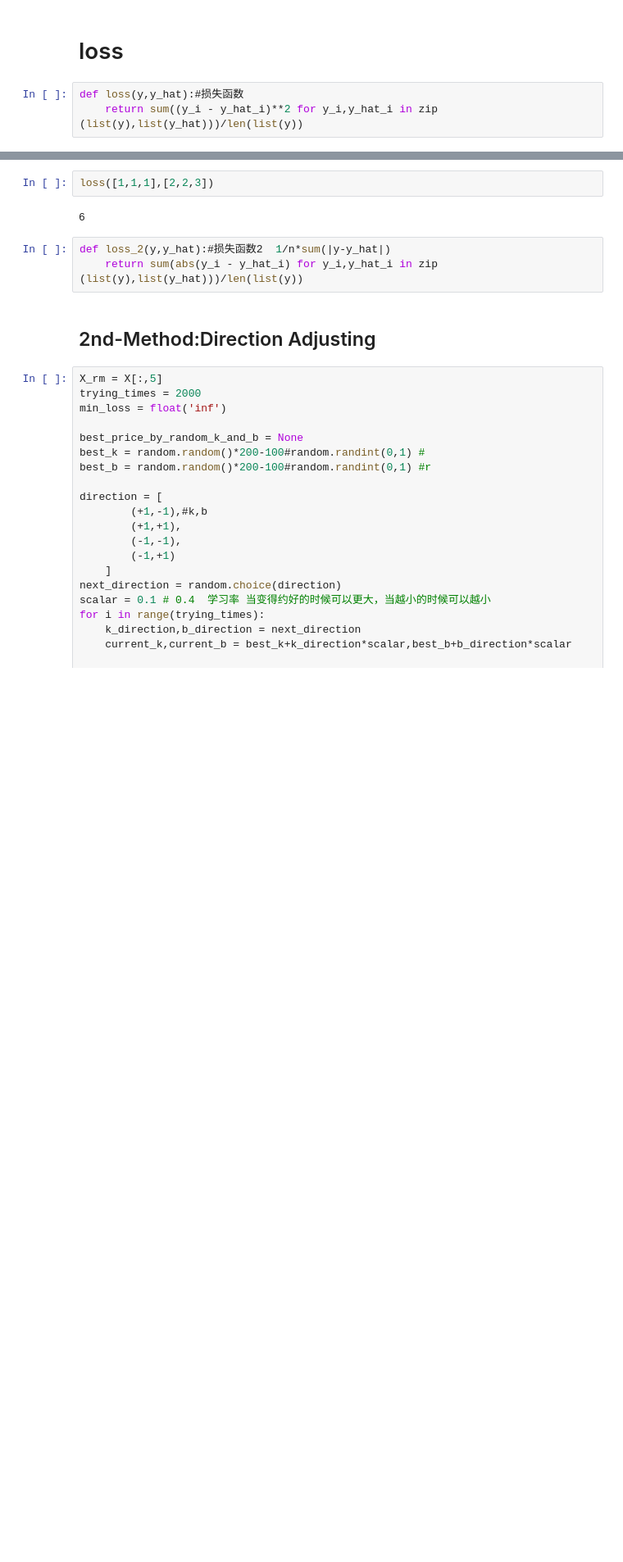
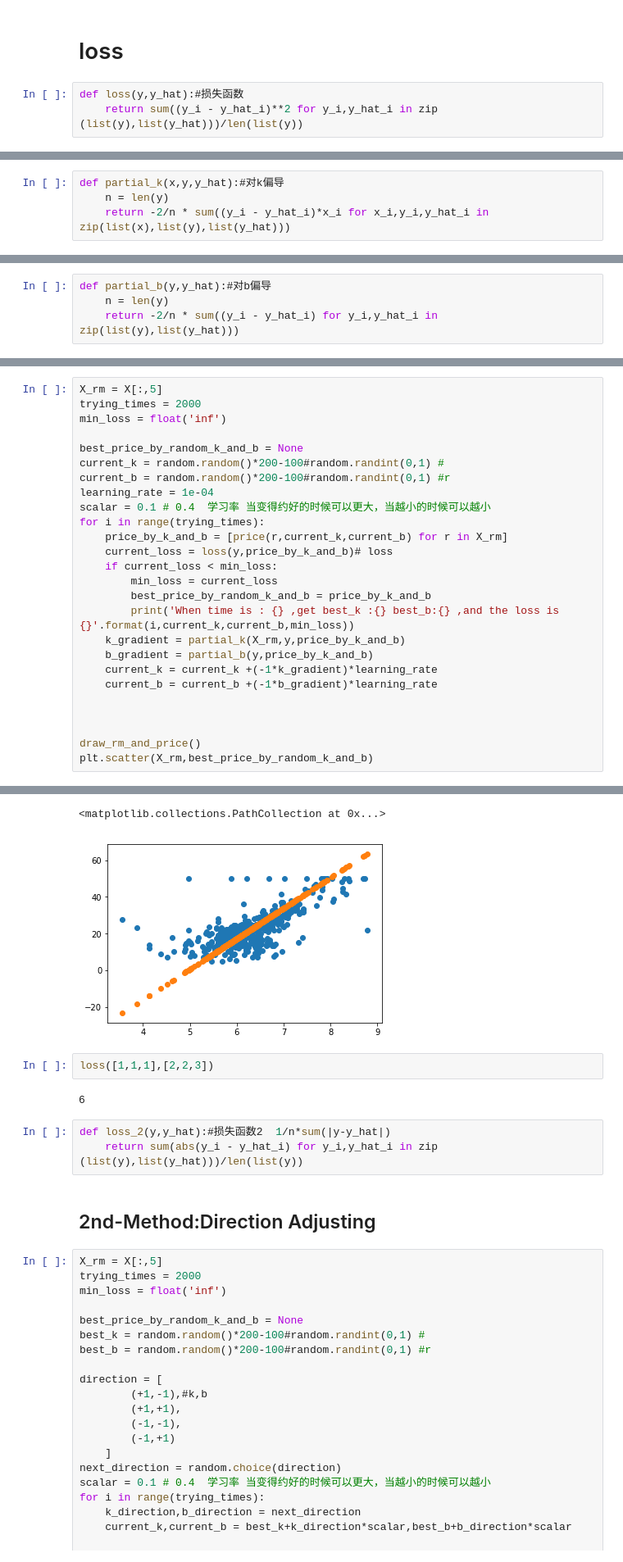
Before and after one commit to kelly2016/nlp_assignments, a Jupyter notebook: assignment_02/Lesson-02.ipynb, the cells around one changed output, grey strips where cells are left out. Shown at 82% size. Drawn from its saved outputs; the diff is of its cells as text; blank space fills up the shorter version.

```diff
--- a/assignment_02/Lesson-02.ipynb
+++ b/assignment_02/Lesson-02.ipynb
@@ -524,0 +545,4 @@ def loss(y,y_hat):#损失函数
+# %%
+def partial_k(x,y,y_hat):#对k偏导
+    n = len(y)
+    return -2/n * sum((y_i - y_hat_i)*x_i for x_i,y_i,y_hat_i in zip(list(x),list(y),list(y_hat)))
@@ -524,0 +551,4 @@ def loss(y,y_hat):#损失函数
+# %%
+def partial_b(y,y_hat):#对b偏导
+    n = len(y)
+    return -2/n * sum((y_i - y_hat_i) for y_i,y_hat_i in zip(list(y),list(y_hat)))
@@ -524,0 +575,27 @@ def loss(y,y_hat):#损失函数
+# %%
+X_rm = X[:,5]
+trying_times = 2000
+min_loss = float('inf')
+
+best_price_by_random_k_and_b = None
+current_k = random.random()*200-100#random.randint(0,1) #
+current_b = random.random()*200-100#random.randint(0,1) #r
+learning_rate = 1e-04
+scalar = 0.1 # 0.4  学习率 当变得约好的时候可以更大，当越小的时候可以越小
+for i in range(trying_times):
+    price_by_k_and_b = [price(r,current_k,current_b) for r in X_rm]
+    current_loss = loss(y,price_by_k_and_b)# loss
+    if current_loss < min_loss:
+        min_loss = current_loss
+        best_price_by_random_k_and_b = price_by_k_and_b
+        print('When time is : {} ,get best_k :{} best_b:{} ,and the loss is {}'.format(i,current_k,current_b,min_loss))
+    k_gradient = partial_k(X_rm,y,price_by_k_and_b)
+    b_gradient = partial_b(y,price_by_k_and_b)
+    current_k = current_k +(-1*k_gradient)*learning_rate
+    current_b = current_b +(-1*b_gradient)*learning_rate
+
+
+
+draw_rm_and_price()
+plt.scatter(X_rm,best_price_by_random_k_and_b)
+# %% [output]
@@ -525,3 +619,5 @@ def loss(y,y_hat):#损失函数
+<matplotlib.collections.PathCollection at 0x...>
+[figure, added]
 # %%
 loss([1,1,1],[2,2,3])
 # %% [output]
```
Also changed, not shown: parts of 5 cells of this notebook, 1 other file.
